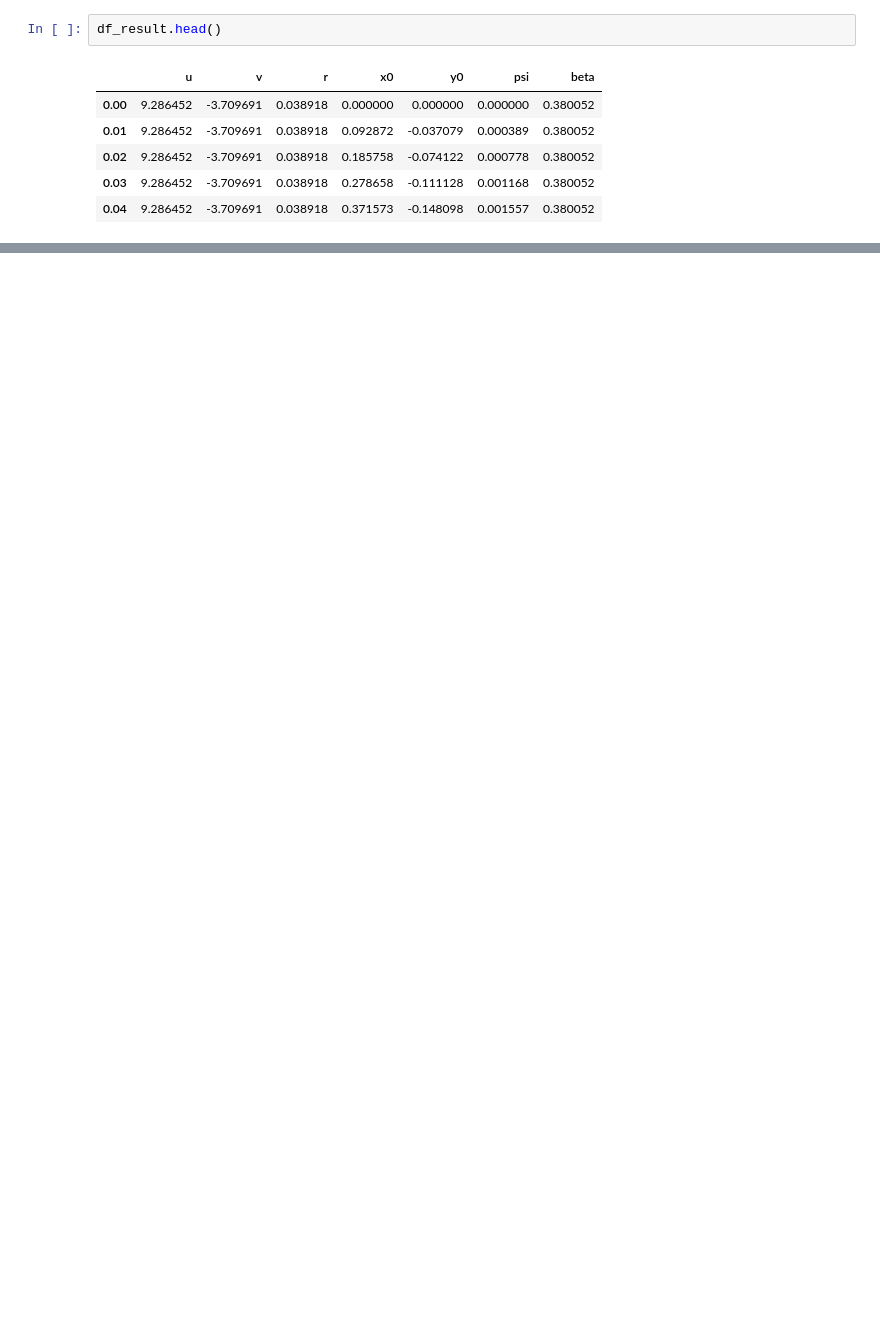
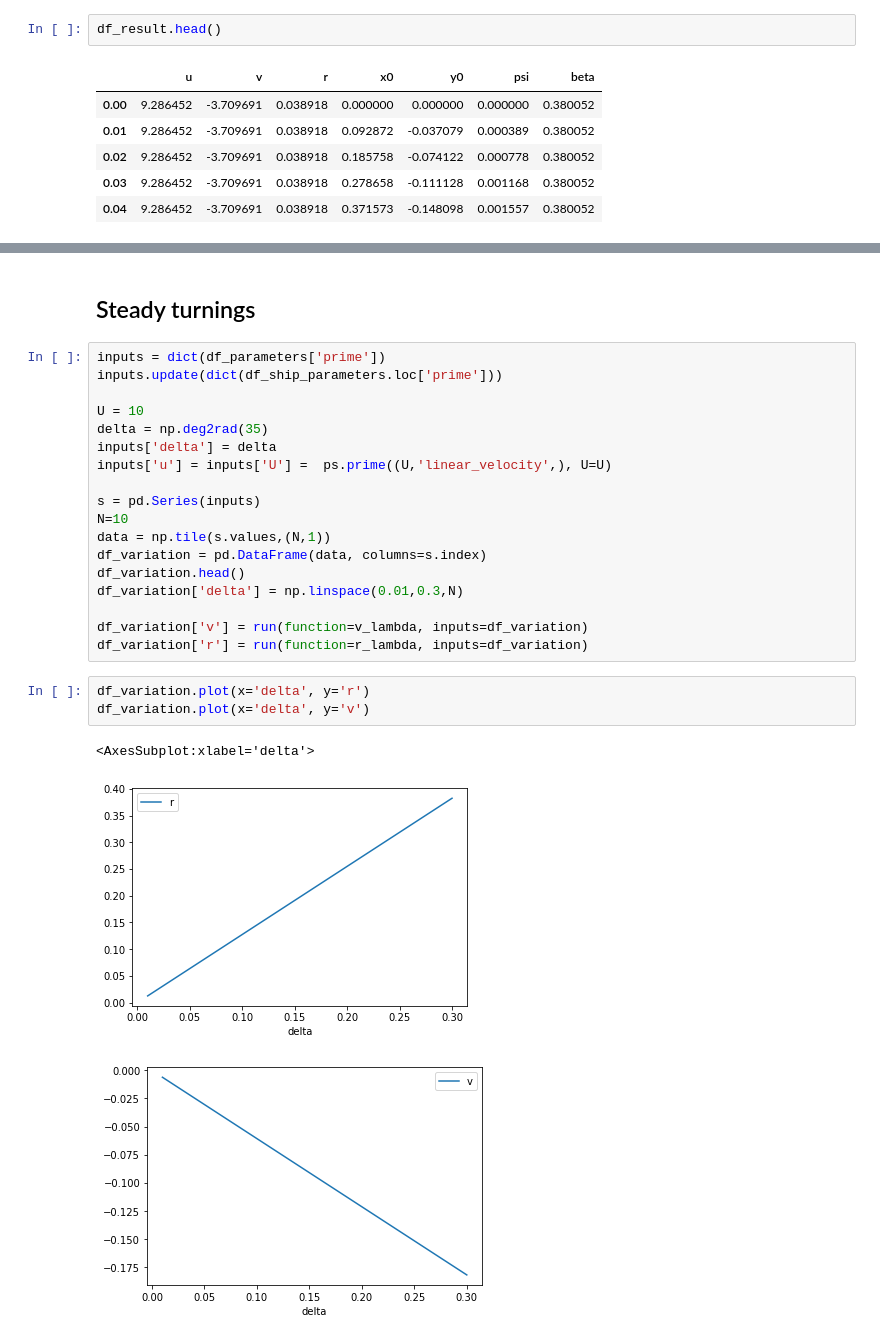
Before and after one commit to martinlarsalbert/VesselManoeuvringModels, a Jupyter notebook: notebooks/06.01_linear_VMM.ipynb, the cells around one changed output, grey strips where cells are left out. Drawn from its saved outputs; the diff is of its cells as text; blank space fills up the shorter version.

Commit message:
and parameter variation.

```diff
--- a/notebooks/06.01_linear_VMM.ipynb
+++ b/notebooks/06.01_linear_VMM.ipynb
@@ -417,0 +397,27 @@ df_result.plot(y='beta')
+# %% [markdown]
+## Steady turnings
+# %%
+inputs = dict(df_parameters['prime'])
+inputs.update(dict(df_ship_parameters.loc['prime']))
+
+U = 10
+delta = np.deg2rad(35)
+inputs['delta'] = delta
+inputs['u'] = inputs['U'] =  ps.prime((U,'linear_velocity',), U=U)
+
+s = pd.Series(inputs)
+N=10
+data = np.tile(s.values,(N,1))
+df_variation = pd.DataFrame(data, columns=s.index)
+df_variation.head()
+df_variation['delta'] = np.linspace(0.01,0.3,N)
+
+df_variation['v'] = run(function=v_lambda, inputs=df_variation)
+df_variation['r'] = run(function=r_lambda, inputs=df_variation)
+# %%
+df_variation.plot(x='delta', y='r')
+df_variation.plot(x='delta', y='v')
+# %% [output]
+<AxesSubplot:xlabel='delta'>
+[figure, added]
+[figure, added]
```
Also changed, not shown: parts of 7 cells of this notebook.
